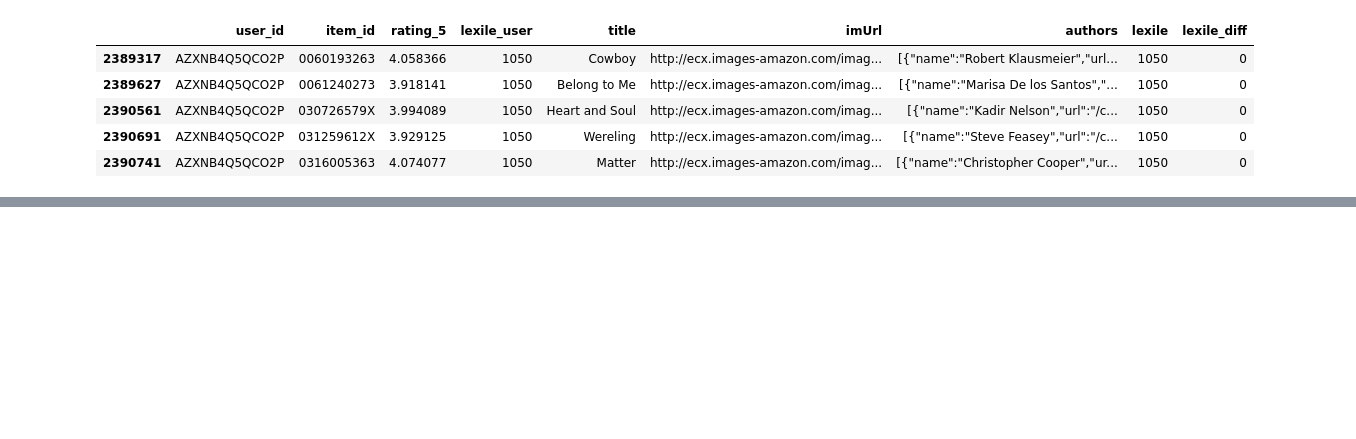
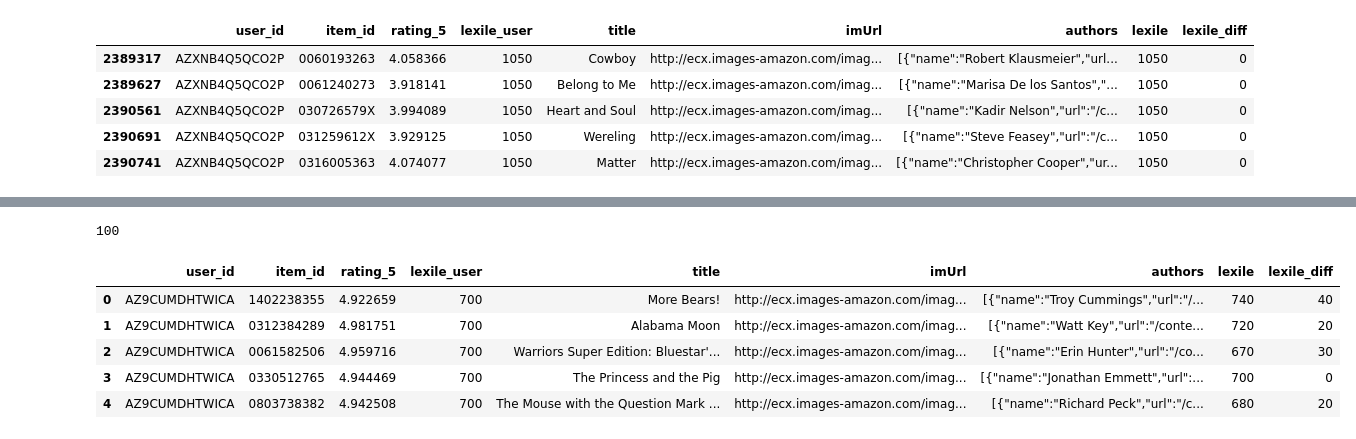
Before and after one commit to ankur-rc/blyton-book_recommender, a Jupyter notebook: code/data.engg/storing_sql_db.ipynb, the cells around one changed output, grey strips where cells are left out. Cells and saved outputs as stored; diff of their text form; code cells hidden in the pictures; blank space fills up the shorter version.

```diff
--- a/code/data.engg/storing_sql_db.ipynb
+++ b/code/data.engg/storing_sql_db.ipynb
@@ -190,0 +199,6 @@ result
+# %%
+result = pd.read_pickle("result_users_f.pkl")
+# %%
+# select 10 users
+users = result['user_id'].drop_duplicates().head(10).to_frame().sort_values(by='user_id').reset_index(drop=True)
+users
@@ -190,0 +217,15 @@ result
+# %%
+# Books recommended
+selected_rec = result.merge(users,on='user_id').sort_values(by='user_id',ascending=True).reset_index(drop=True)
+print len(selected_rec)
+
+selected_rec.to_pickle('selected_rec.pkl')
+selected_rec.head()
+# %% [output]
+100
+|  | user_id | item_id | rating_5 | lexile_user | title | imUrl | authors | lexile | lexile_diff |
+| 0 | AZ9CUMDHTWICA | 1402238355 | 4.922659 | 700 | More Bears! | http://ecx.images-amazon.com/imag... | [{"name":"Troy Cummings","url":"/... | 740 | 40 |
+| 1 | AZ9CUMDHTWICA | 0312384289 | 4.981751 | 700 | Alabama Moon | http://ecx.images-amazon.com/imag... | [{"name":"Watt Key","url":"/conte... | 720 | 20 |
+| 2 | AZ9CUMDHTWICA | 0061582506 | 4.959716 | 700 | Warriors Super Edition: Bluestar'... | http://ecx.images-amazon.com/imag... | [{"name":"Erin Hunter","url":"/co... | 670 | 30 |
+| 3 | AZ9CUMDHTWICA | 0330512765 | 4.944469 | 700 | The Princess and the Pig | http://ecx.images-amazon.com/imag... | [{"name":"Jonathan Emmett","url":... | 700 | 0 |
+| 4 | AZ9CUMDHTWICA | 0803738382 | 4.942508 | 700 | The Mouse with the Question Mark ... | http://ecx.images-amazon.com/imag... | [{"name":"Richard Peck","url":"/c... | 680 | 20 |
```
Also changed, not shown: parts of 22 cells of this notebook, 2 other files.
